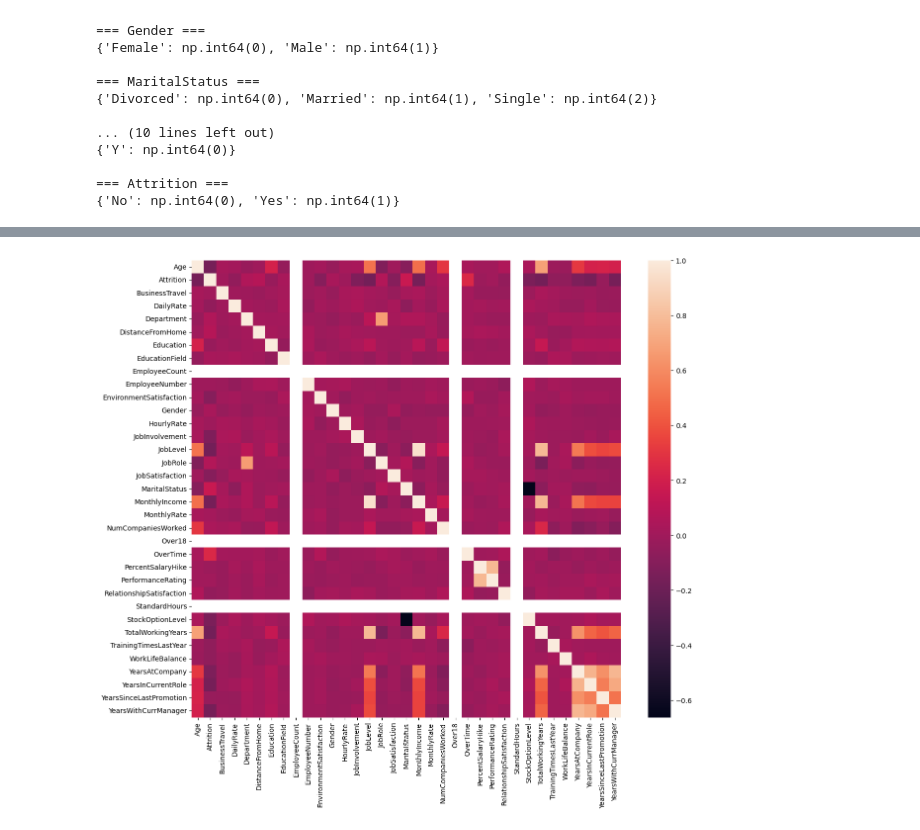
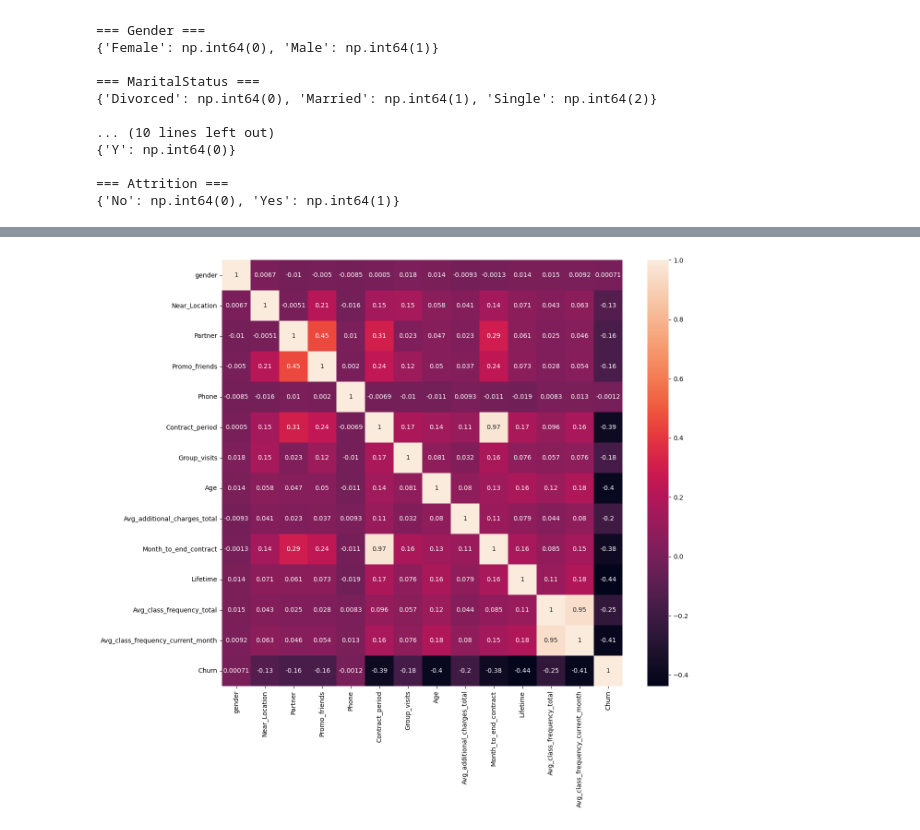
Before and after one commit to NK991118/SKN14-2nd-4Team, a Jupyter notebook: MoonSangHee/EDA.ipynb, the cells around one changed output, grey strips where cells are left out. Saved outputs shown, nothing was run; the diff lists cells and outputs as text; code cells hidden in the pictures.

```diff
--- a/MoonSangHee/EDA.ipynb
+++ b/MoonSangHee/EDA.ipynb
@@ -87,6 +7,6 @@ import pandas as pd
 import matplotlib.pyplot as plt
 import seaborn as sns
 # %%
-data = pd.read_csv('./data/HR_Employee_Attrition.csv')
+data = pd.read_csv('./data/gym_churn_us.csv')
 data.head()
 # %% [output]
@@ -307,9 +198,9 @@ corr_mat
 # %%
 plt.figure(figsize=(14, 12))
-sns.heatmap(corr_mat, annot=False)
+sns.heatmap(corr_mat, annot=True)
 plt.show()
 # %% [output]
-[figure, old version]
+[figure, new version]
 # %%
 filtered_corr = corr_mat[corr_mat.abs() >= 0.1]
 # %%
```
Also changed, not shown: parts of 18 cells of this notebook, 12 other files.
